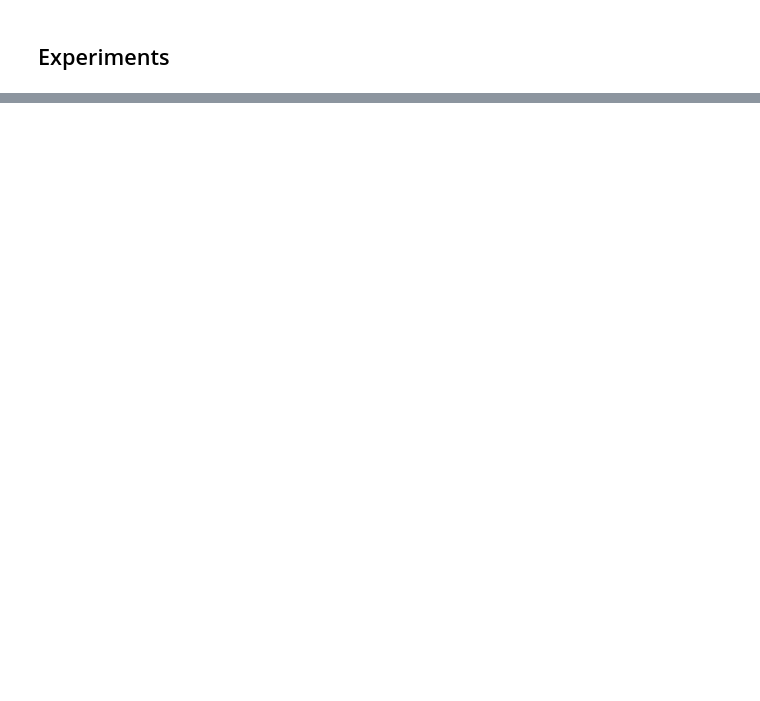
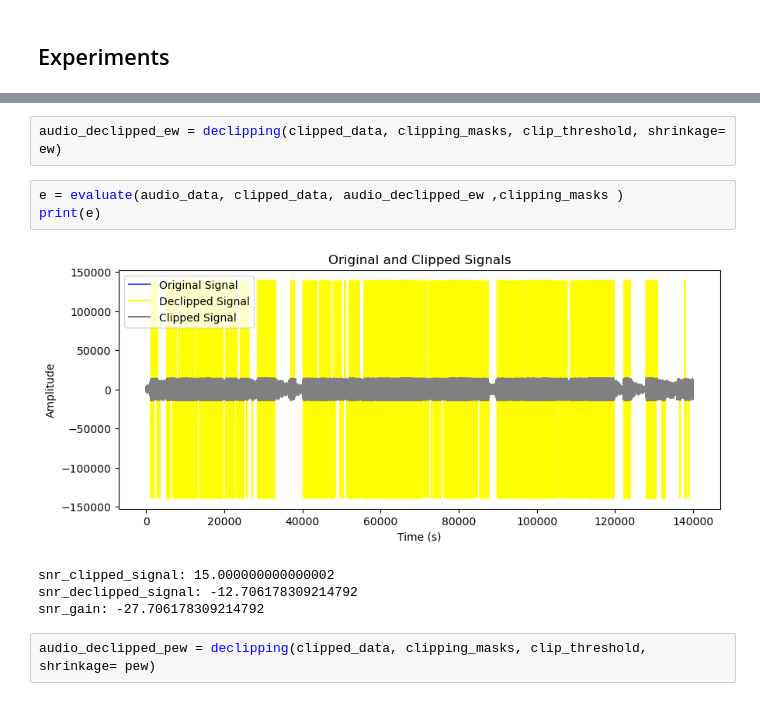
Before and after one commit to jacobo-r/Signal_Processing, a Jupyter notebook: PROJECT.ipynb, the cells around one changed output, grey strips where cells are left out. Cells and saved outputs as stored; diff of their text form; blank space fills up the shorter version.

```diff
--- a/PROJECT.ipynb
+++ b/PROJECT.ipynb
@@ -266,0 +385,12 @@ ValueError: operands could not be broadcast together with shapes (2,) (1025,548)
+# %%
+audio_declipped_ew = declipping(clipped_data, clipping_masks, clip_threshold, shrinkage= ew)
+# %%
+e = evaluate(audio_data, clipped_data, audio_declipped_ew ,clipping_masks )
+print(e)
+# %% [output]
+[figure, added]
+snr_clipped_signal: 15.000000000000002
+snr_declipped_signal: -12.706178309214792
+snr_gain: -27.706178309214792
+# %%
+audio_declipped_pew = declipping(clipped_data, clipping_masks, clip_threshold, shrinkage= pew)
```
Also changed, not shown: parts of 40 cells of this notebook.
